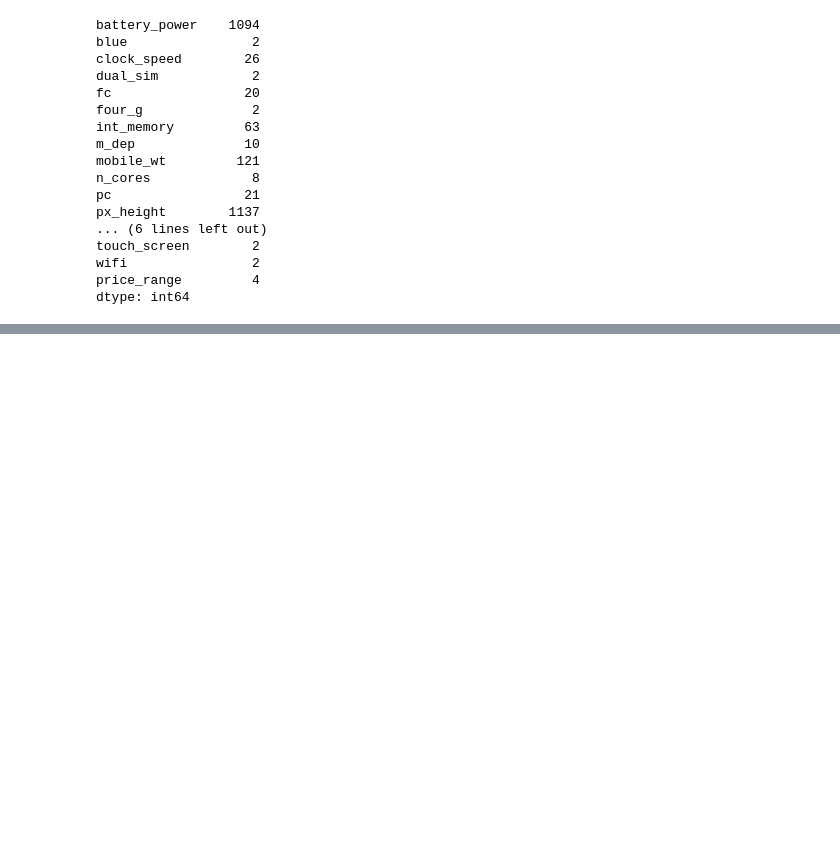
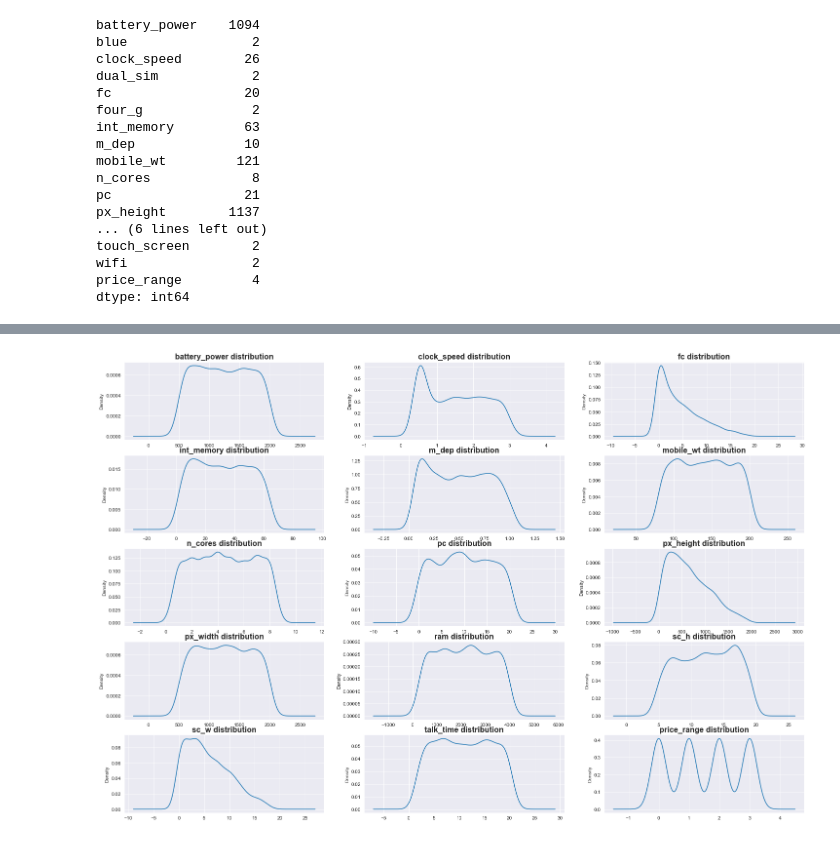
Before and after one commit to jordan-maulino/mobile_price, a Jupyter notebook: mobile_price.ipynb, the cells around one changed output, grey strips where cells are left out. Drawn from its saved outputs; the diff is of its cells as text; code cells hidden in the pictures; blank space fills up the shorter version.

Commit message:
density plots

```diff
--- a/mobile_price.ipynb
+++ b/mobile_price.ipynb
@@ -153,3 +151,5 @@ touch_screen        2
 wifi                2
 price_range         4
 dtype: int64
+# %%
+numerical_cols = [cname for cname in mobile_data.columns if mobile_data[cname].dtype in ['int64', 'float64'] and mobile_data[cname].nunique() > 2 ]
@@ -155,0 +174,17 @@ dtype: int64
+# %%
+#stylizing grid
+sns.set_style("darkgrid")
+fig, axes = plt.subplots(nrows=5, ncols=3)
+
+#graph dimensions
+fig.set_figheight(17)
+fig.set_figwidth(25)
+
+i=0
+for row in axes:
+    for col in row:
+        mobile_data[numerical_cols[i]].plot(kind='kde', ax=col)
+        col.set_title(numerical_cols[i] + ' distribution', fontsize=16, fontweight='bold')
+        i +=1
+# %% [output]
+[figure, added]
```
Also changed, not shown: parts of 2 cells of this notebook.
